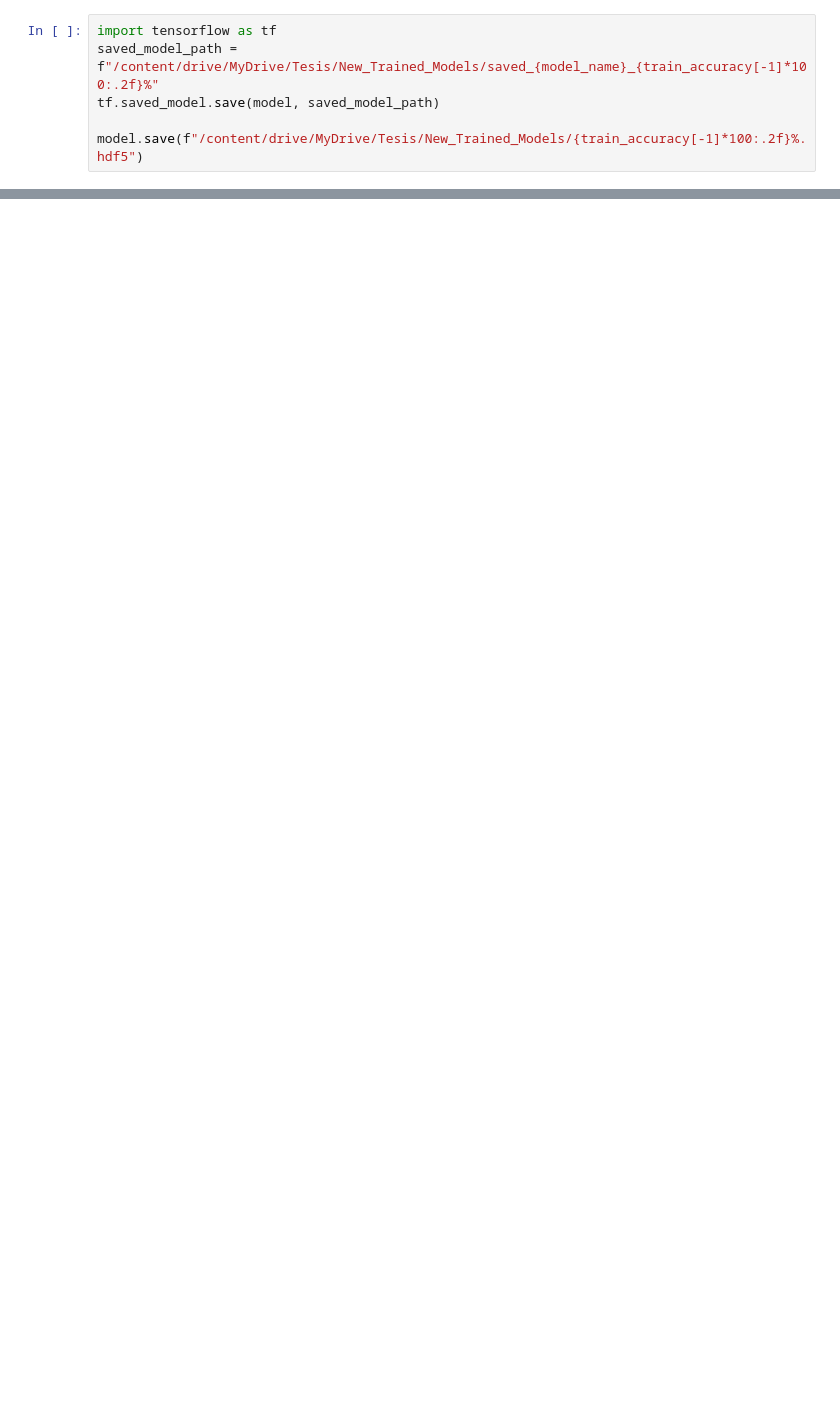
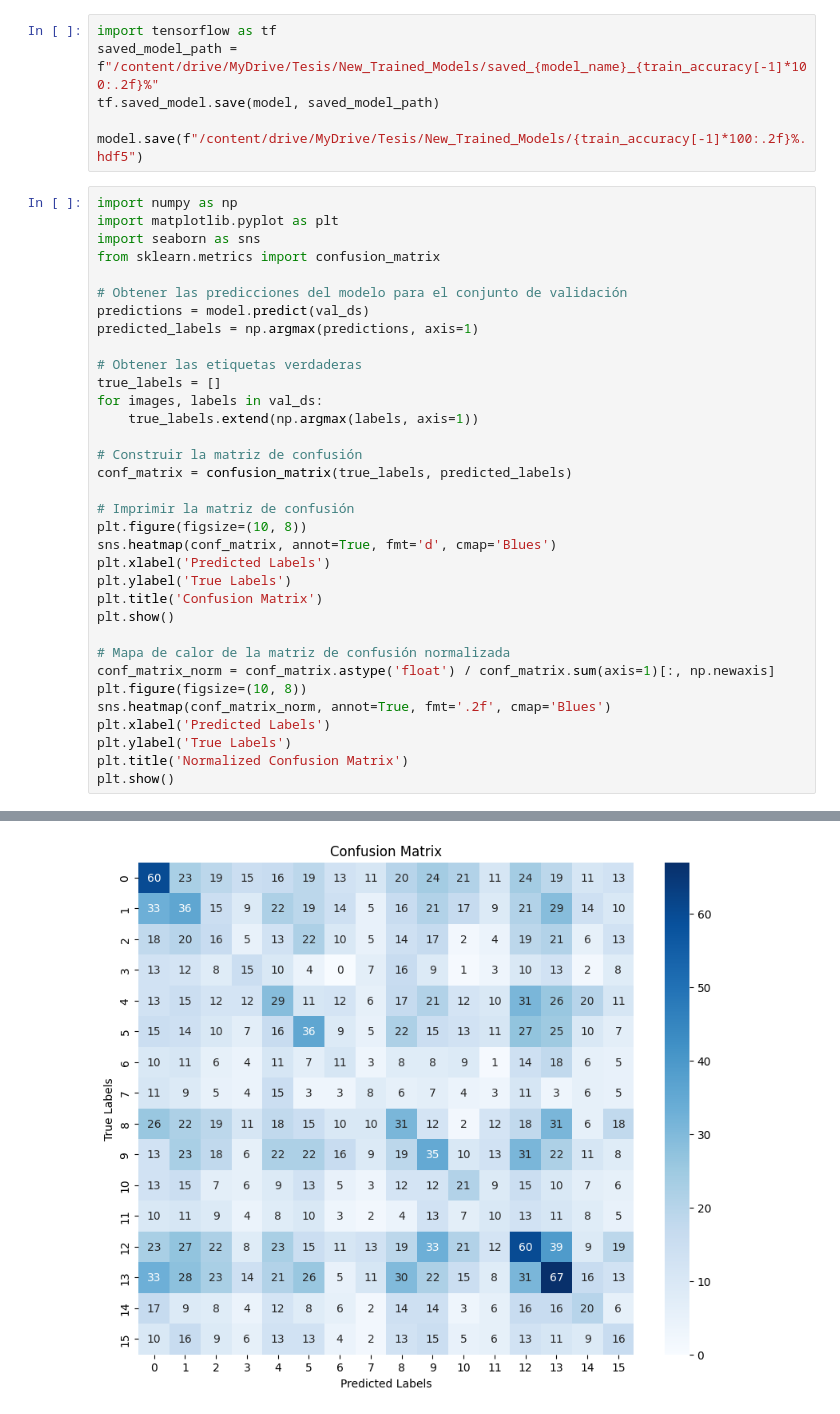
Before and after one commit to NicolasPCS/Image-Classification, a Jupyter notebook: Xception_New.ipynb, the cells around one changed output, grey strips where cells are left out. Cells and saved outputs as stored; diff of their text form; blank space fills up the shorter version.

```diff
--- a/Xception_New.ipynb
+++ b/Xception_New.ipynb
@@ -222,3 +224,38 @@ saved_model_path = f"/content/drive/MyDrive/Tesis/New_Trained_Models/saved_{mode
 tf.saved_model.save(model, saved_model_path)
 
 model.save(f"/content/drive/MyDrive/Tesis/New_Trained_Models/{train_accuracy[-1]*100:.2f}%.hdf5")
+# %%
+import numpy as np
+import matplotlib.pyplot as plt
+import seaborn as sns
+from sklearn.metrics import confusion_matrix
+
+# Obtener las predicciones del modelo para el conjunto de validación
+predictions = model.predict(val_ds)
+predicted_labels = np.argmax(predictions, axis=1)
+
+# Obtener las etiquetas verdaderas
+true_labels = []
+for images, labels in val_ds:
+    true_labels.extend(np.argmax(labels, axis=1))
+
+# Construir la matriz de confusión
+conf_matrix = confusion_matrix(true_labels, predicted_labels)
+
+# Imprimir la matriz de confusión
+plt.figure(figsize=(10, 8))
+sns.heatmap(conf_matrix, annot=True, fmt='d', cmap='Blues')
+plt.xlabel('Predicted Labels')
+plt.ylabel('True Labels')
+plt.title('Confusion Matrix')
+plt.show()
+
+# Mapa de calor de la matriz de confusión normalizada
+conf_matrix_norm = conf_matrix.astype('float') / conf_matrix.sum(axis=1)[:, np.newaxis]
+plt.figure(figsize=(10, 8))
+sns.heatmap(conf_matrix_norm, annot=True, fmt='.2f', cmap='Blues')
+plt.xlabel('Predicted Labels')
+plt.ylabel('True Labels')
+plt.title('Normalized Confusion Matrix')
+plt.show()
+# %% [output]
@@ -224,0 +263 @@ model.save(f"/content/drive/MyDrive/Tesis/New_Trained_Models/{train_accuracy[-1]
+[figure, added]
```
Also changed, not shown: parts of 9 cells of this notebook.
